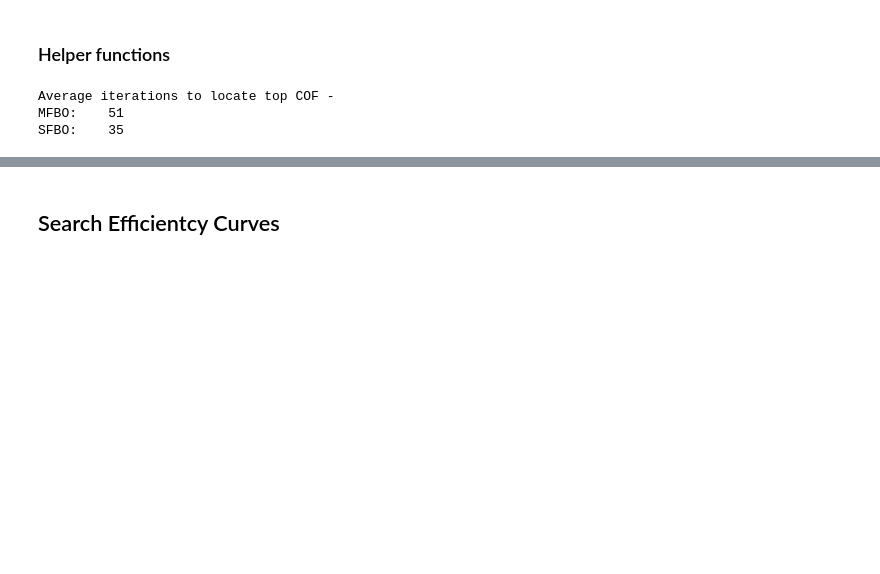
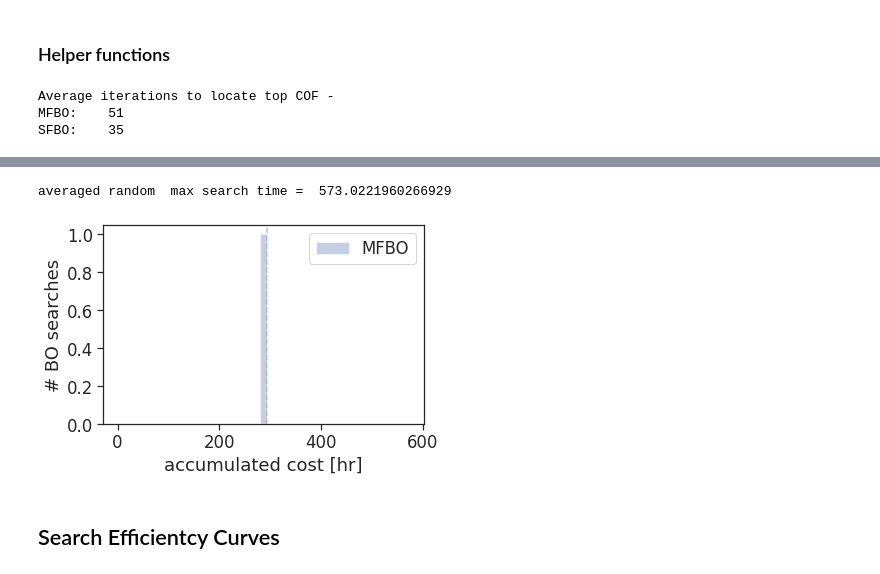
Before and after one commit to SimonEnsemble/multi-fidelity-BO-of-COFs-for-Xe-Kr-seps, a Jupyter notebook: viz.ipynb, the cells around one changed output, grey strips where cells are left out. Saved outputs shown, nothing was run; the diff lists cells and outputs as text; code cells hidden in the pictures; blank space fills up the shorter version.

```diff
--- a/viz.ipynb
+++ b/viz.ipynb
@@ -204,3 +215,31 @@ MFBO  max search time =  176.38991351988582
+# %%
+###
+#  make a histogram of the distribution of accumulated cost
+###
+fig = plt.figure()
+width = 14
+bins = np.array([int(width*i) for i in range(int(600 / width))])
+
+iter_stop = np.max(mfbo_res['BO_iter_top_cof_acquired']) + 1
+# accumulated cost
+acc_cost_mu, acc_cost_sig_bot, acc_cost_sig_top = get_distribution(random_search_res['accumulated_cost'])
+print("averaged random  max search time = ", np.max(acc_cost_mu))
+
+avg_rs_acc_cost_mu = np.mean(acc_cost_mu)
+
+plt.axvline(x=avg_rs_acc_cost_mu, color="C2", linestyle="--", lw=1.5, alpha=0.6)
+plt.hist(avg_rs_acc_cost_mu, bins, label=search_type, color="C2", alpha=0.5, zorder=10)
+
+# plt.axvline(x=189, color="C2", linestyle="--", lw=1.5, alpha=0.6) #
+
+plt.xlabel('accumulated cost [hr]')
+plt.ylabel('# BO searches')
+plt.legend()
+plt.tight_layout()
+plt.show()
+# %% [output]
+averaged random  max search time =  573.0221960266929
+[figure, added]
 # %% [markdown]
 ## Search Efficientcy Curves
 # %%
```
Also changed, not shown: parts of 5 cells of this notebook.
